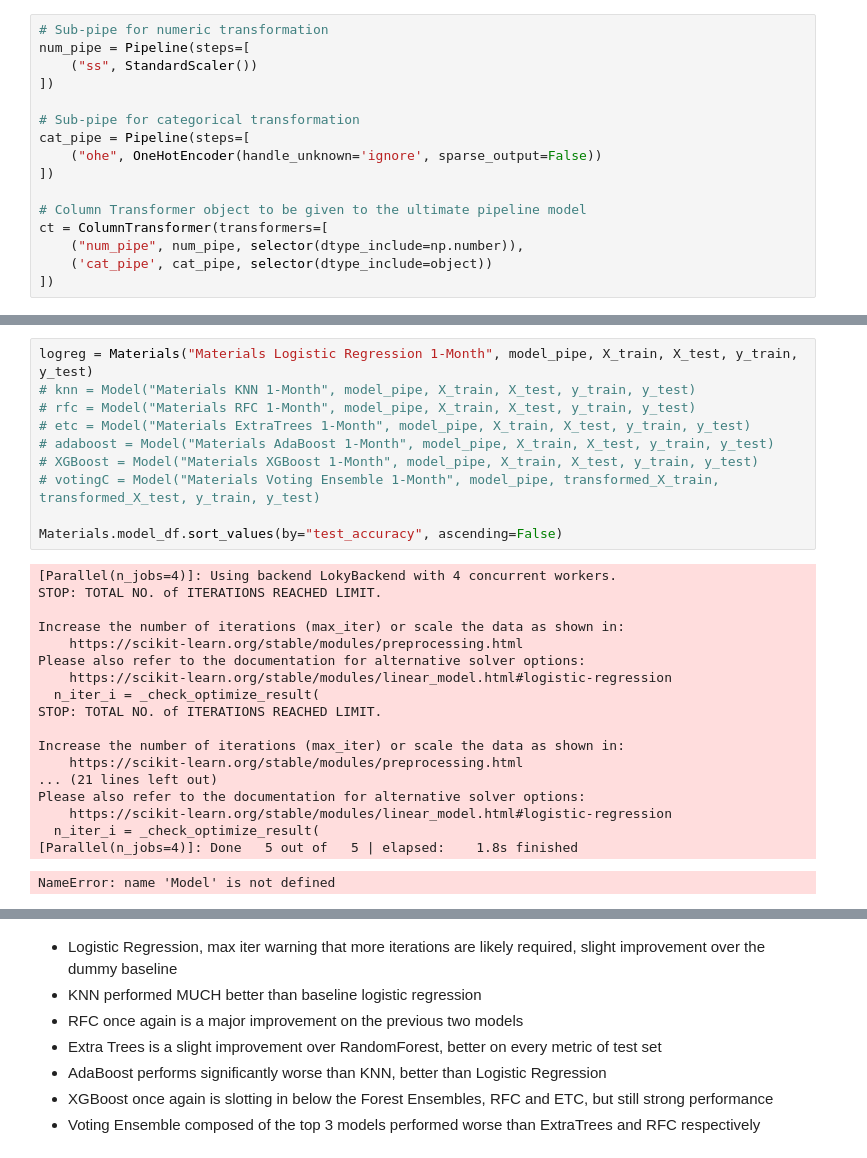
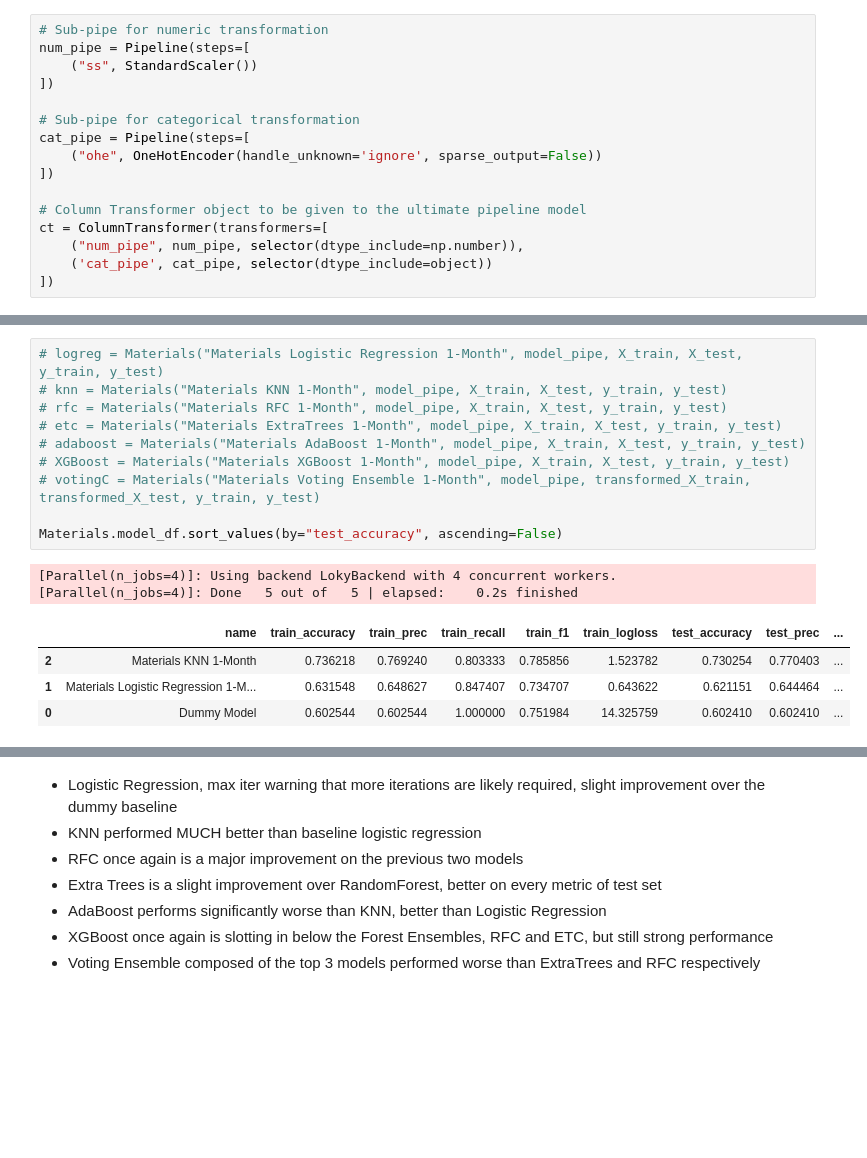
Before and after one commit to dvdhartsman/Stock_Market_Analysis, a Jupyter notebook: 2_SPDR_ETFs.ipynb, the cells around one changed output, grey strips where cells are left out. Cells and saved outputs as stored; diff of their text form; blank space fills up the shorter version.

```diff
--- a/2_SPDR_ETFs.ipynb
+++ b/2_SPDR_ETFs.ipynb
@@ -472,29 +466,17 @@ Pipeline(steps=[('ct',
 # %%
-logreg = Materials("Materials Logistic Regression 1-Month", model_pipe, X_train, X_test, y_train, y_test)
-# knn = Model("Materials KNN 1-Month", model_pipe, X_train, X_test, y_train, y_test)
-# rfc = Model("Materials RFC 1-Month", model_pipe, X_train, X_test, y_train, y_test)
-# etc = Model("Materials ExtraTrees 1-Month", model_pipe, X_train, X_test, y_train, y_test)
-# adaboost = Model("Materials AdaBoost 1-Month", model_pipe, X_train, X_test, y_train, y_test)
-# XGBoost = Model("Materials XGBoost 1-Month", model_pipe, X_train, X_test, y_train, y_test)
-# votingC = Model("Materials Voting Ensemble 1-Month", model_pipe, transformed_X_train, transformed_X_test, y_train, y_test)
+# logreg = Materials("Materials Logistic Regression 1-Month", model_pipe, X_train, X_test, y_train, y_test)
+# knn = Materials("Materials KNN 1-Month", model_pipe, X_train, X_test, y_train, y_test)
+# rfc = Materials("Materials RFC 1-Month", model_pipe, X_train, X_test, y_train, y_test)
+# etc = Materials("Materials ExtraTrees 1-Month", model_pipe, X_train, X_test, y_train, y_test)
+# adaboost = Materials("Materials AdaBoost 1-Month", model_pipe, X_train, X_test, y_train, y_test)
+# XGBoost = Materials("Materials XGBoost 1-Month", model_pipe, X_train, X_test, y_train, y_test)
+# votingC = Materials("Materials Voting Ensemble 1-Month", model_pipe, transformed_X_train, transformed_X_test, y_train, y_test)
 
 Materials.model_df.sort_values(by="test_accuracy", ascending=False)
 # %% [output]
 [Parallel(n_jobs=4)]: Using backend LokyBackend with 4 concurrent workers.
-STOP: TOTAL NO. of ITERATIONS REACHED LIMIT.
-
-Increase the number of iterations (max_iter) or scale the data as shown in:
-    https://scikit-learn.org/stable/modules/preprocessing.html
-Please also refer to the documentation for alternative solver options:
-    https://scikit-learn.org/stable/modules/linear_model.html#logistic-regression
-  n_iter_i = _check_optimize_result(
-STOP: TOTAL NO. of ITERATIONS REACHED LIMIT.
-
-Increase the number of iterations (max_iter) or scale the data as shown in:
-    https://scikit-learn.org/stable/modules/preprocessing.html
-... (21 lines left out)
-Please also refer to the documentation for alternative solver options:
-    https://scikit-learn.org/stable/modules/linear_model.html#logistic-regression
-  n_iter_i = _check_optimize_result(
-[Parallel(n_jobs=4)]: Done   5 out of   5 | elapsed:    1.8s finished
+[Parallel(n_jobs=4)]: Done   5 out of   5 | elapsed:    0.2s finished
-NameError: name 'Model' is not defined
+|  | name | train_accuracy | train_prec | train_recall | train_f1 | train_logloss | test_accuracy | test_prec | ... |
+| 2 | Materials KNN 1-Month | 0.736218 | 0.769240 | 0.803333 | 0.785856 | 1.523782 | 0.730254 | 0.770403 | ... |
+| 1 | Materials Logistic Regression 1-M... | 0.631548 | 0.648627 | 0.847407 | 0.734707 | 0.643622 | 0.621151 | 0.644464 | ... |
+| 0 | Dummy Model | 0.602544 | 0.602544 | 1.000000 | 0.751984 | 14.325759 | 0.602410 | 0.602410 | ... |
```
Also changed, not shown: parts of 8 cells of this notebook, 1 other file.
